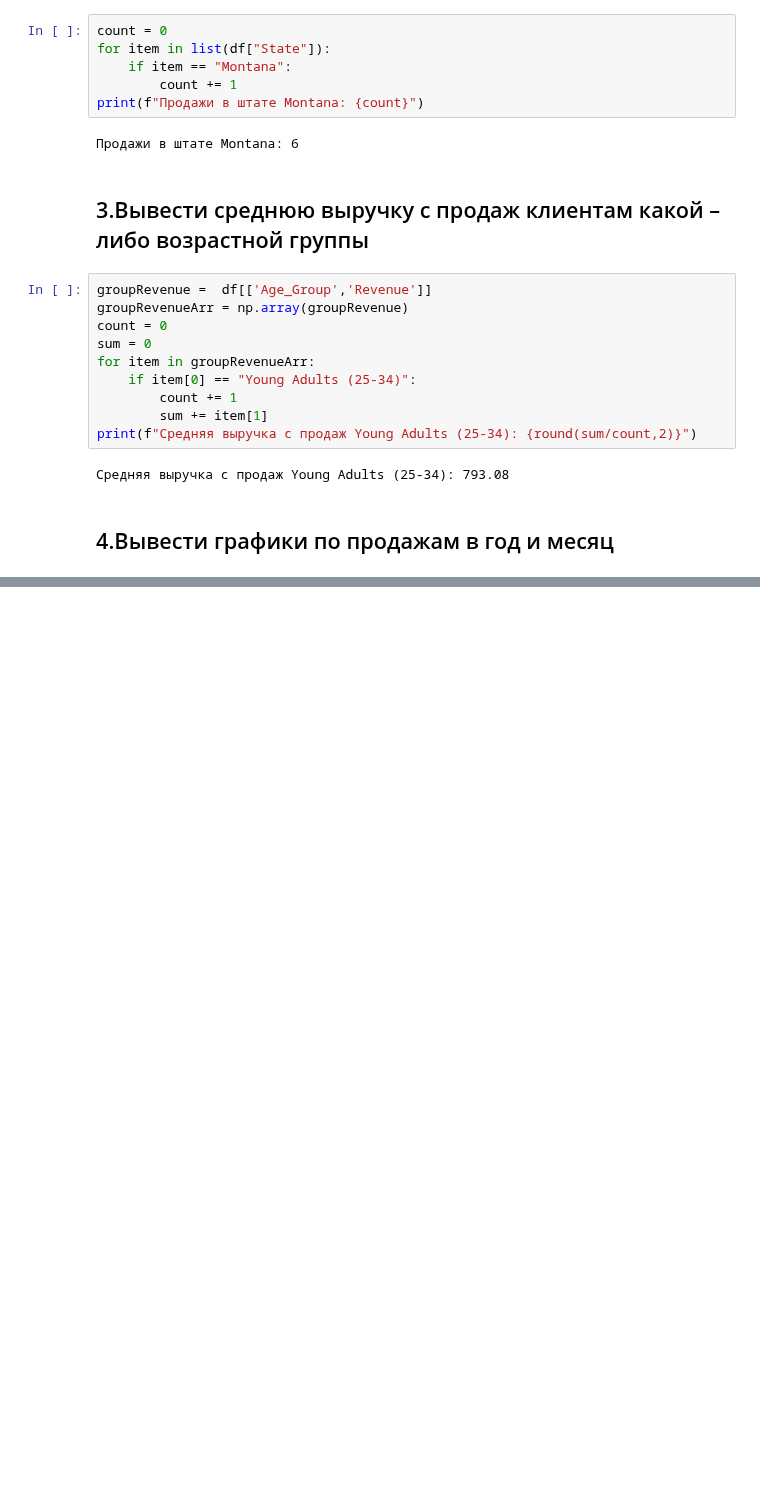
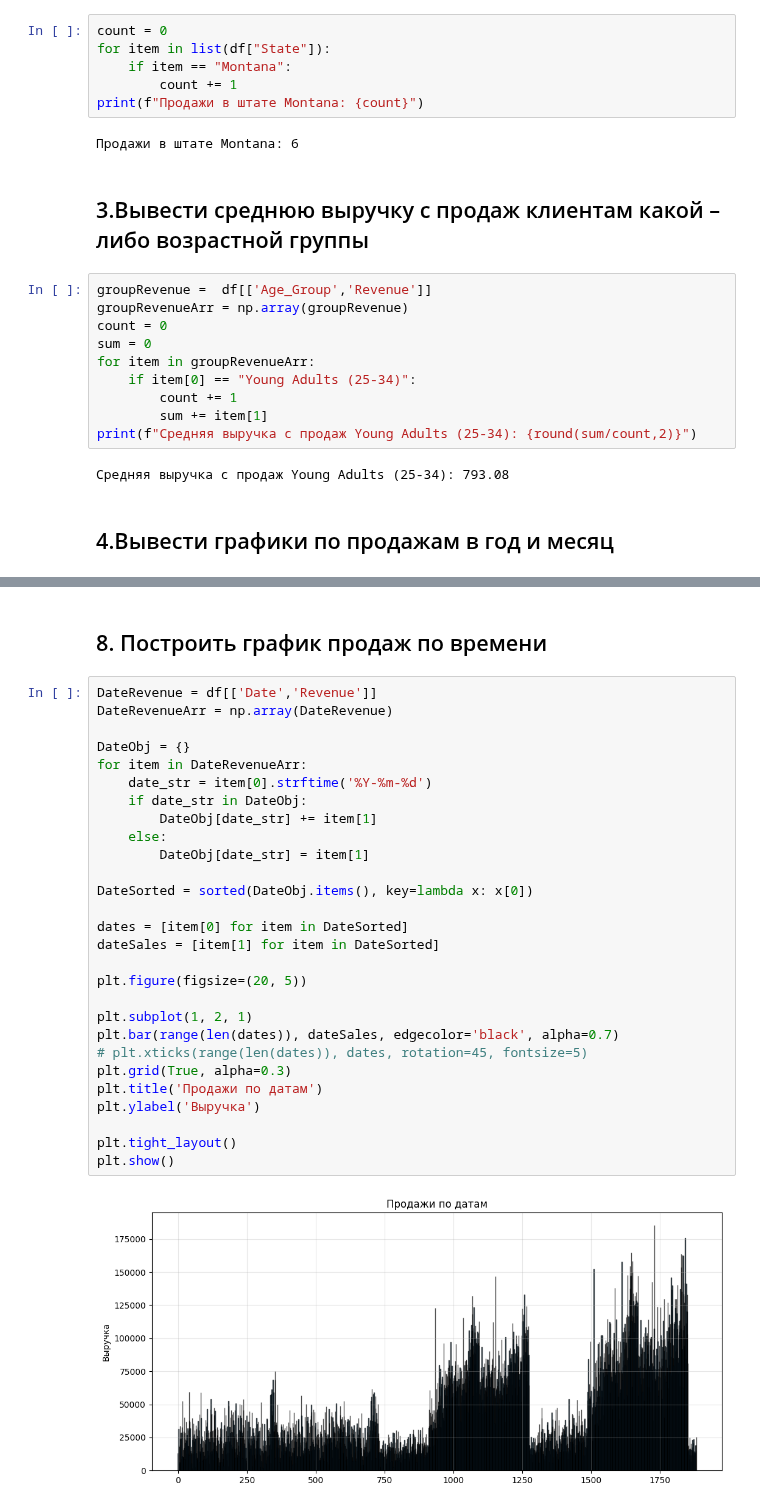
Before and after one commit to NeedKilling/LabUniversity, a Jupyter notebook: BigDATA/lab2/lab3.ipynb, the cells around one changed output, grey strips where cells are left out. Drawn from its saved outputs; the diff is of its cells as text; blank space fills up the shorter version.

```diff
--- a/BigDATA/lab2/lab3.ipynb
+++ b/BigDATA/lab2/lab3.ipynb
@@ -63,0 +168,32 @@ plt.grid(True, alpha=0.3)
+# %% [markdown]
+## 8.	Построить график продаж по времени
+# %%
+DateRevenue = df[['Date','Revenue']]
+DateRevenueArr = np.array(DateRevenue)
+
+DateObj = {}
+for item in DateRevenueArr:
+    date_str = item[0].strftime('%Y-%m-%d')
+    if date_str in DateObj:
+        DateObj[date_str] += item[1]
+    else:
+        DateObj[date_str] = item[1]
+
+DateSorted = sorted(DateObj.items(), key=lambda x: x[0])
+
+dates = [item[0] for item in DateSorted]
+dateSales = [item[1] for item in DateSorted]
+
+plt.figure(figsize=(20, 5))
+
+plt.subplot(1, 2, 1)
+plt.bar(range(len(dates)), dateSales, edgecolor='black', alpha=0.7)
+# plt.xticks(range(len(dates)), dates, rotation=45, fontsize=5)
+plt.grid(True, alpha=0.3)
+plt.title('Продажи по датам')
+plt.ylabel('Выручка')
+
+plt.tight_layout()
+plt.show()
+# %% [output]
+[figure, added]
```
Also changed, not shown: parts of 7 cells of this notebook, 1 other file.
